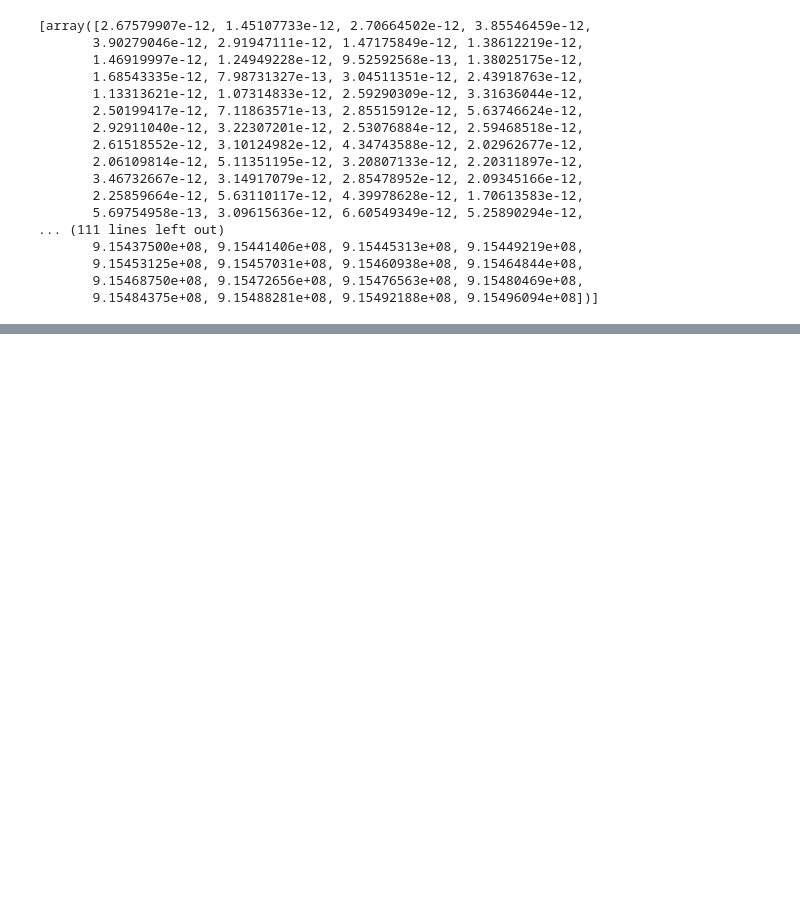
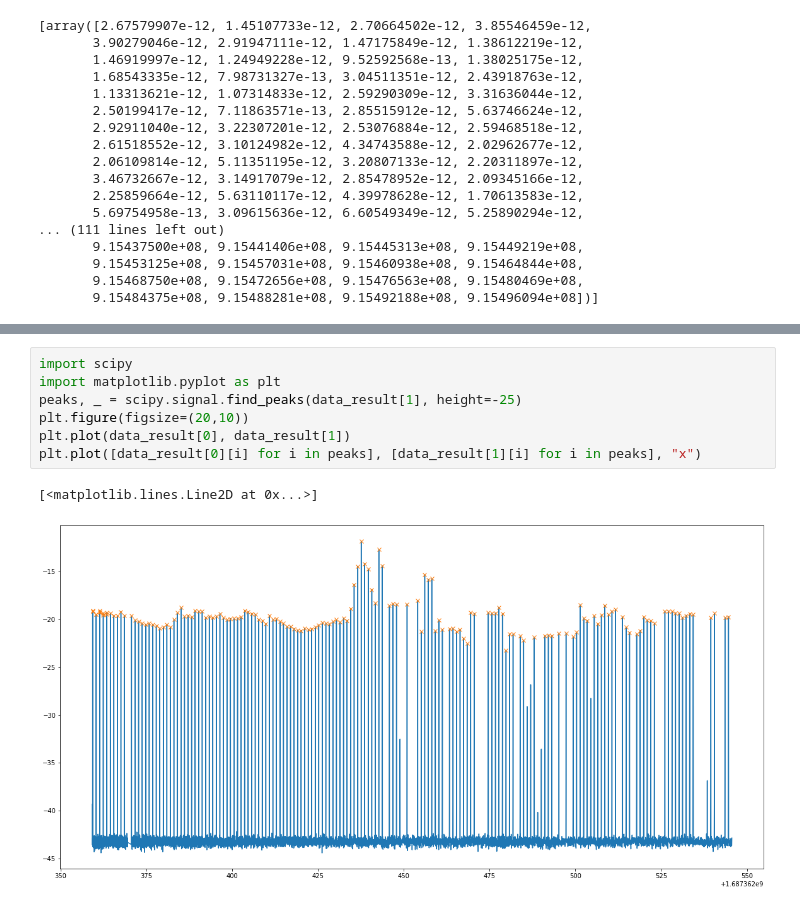
Before and after one commit to kazuyahirotsu/LoRaPos, a Jupyter notebook: raspi/rtlsdr_rssi.ipynb, the cells around one changed output, grey strips where cells are left out. Cells and saved outputs as stored; diff of their text form; blank space fills up the shorter version.

```diff
--- a/raspi/rtlsdr_rssi.ipynb
+++ b/raspi/rtlsdr_rssi.ipynb
@@ -137,0 +167,10 @@ plt.plot([results_list[0][i] for i in peaks], [results_list[1][i] for i in peaks
+# %%
+import scipy
+import matplotlib.pyplot as plt
+peaks, _ = scipy.signal.find_peaks(data_result[1], height=-25)
+plt.figure(figsize=(20,10))
+plt.plot(data_result[0], data_result[1])
+plt.plot([data_result[0][i] for i in peaks], [data_result[1][i] for i in peaks], "x")
+# %% [output]
+[<matplotlib.lines.Line2D at 0x...>]
+[figure, added]
```
Also changed, not shown: parts of 6 cells of this notebook.
